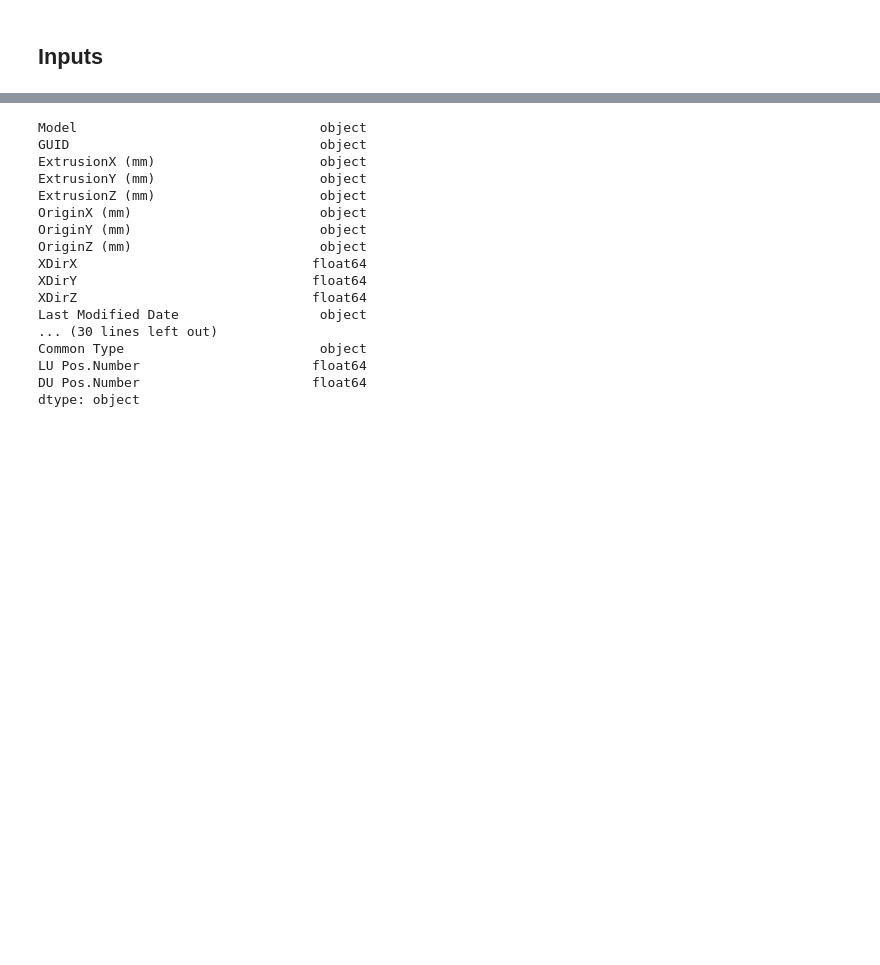
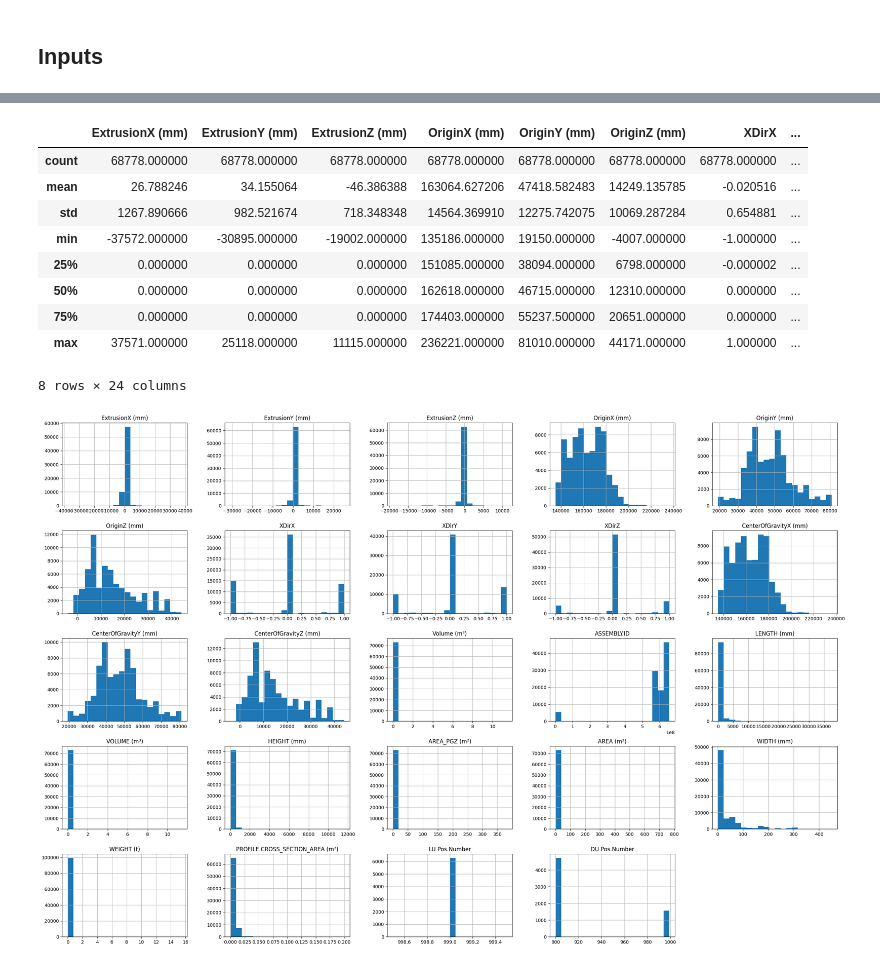
Before and after one commit to DanielGMorenaFhecor/IDI-BI-ANALISIS_DE_DATOS, a Jupyter notebook: notebook.ipynb, the cells around one changed output, grey strips where cells are left out. Cells and saved outputs as stored; diff of their text form; code cells hidden in the pictures; blank space fills up the shorter version.

```diff
--- a/notebook.ipynb
+++ b/notebook.ipynb
@@ -9,3 +15,4 @@ filepath = 'data/IFC-POWER_BI.csv'
 # %%
 df = pd.read_csv(filepath, sep=';')
-df.head();
+df = df.set_index('GUID')
+df.head()
@@ -12,26 +28,25 @@ df.head();
+# %%
+_decimal_cols = ('ExtrusionX (mm)', 'ExtrusionY (mm)', 'ExtrusionZ (mm)', 'OriginX (mm)', 'OriginY (mm)', 'OriginZ (mm)',
+'XDirX', 'XDirY', 'XDirZ', 'CenterOfGravityX (mm)', 'CenterOfGravityY (mm)', 'CenterOfGravityZ (mm)',
+'Volume (m³)', 'LENGTH (mm)', 'VOLUME (m³)', 'HEIGHT (mm)', 'AREA_PGZ (m²)', 'AREA (m²)', 'WIDTH (mm)', 'WEIGHT (t)', 'PROFILE.CROSS_SECTION_AREA (m²)')
+for col in _decimal_cols:
+    df[col] = pd.to_numeric(df[col], errors='coerce')
 # %%
-df.dtypes
+df.describe()
 # %% [output]
+|  | ExtrusionX (mm) | ExtrusionY (mm) | ExtrusionZ (mm) | OriginX (mm) | OriginY (mm) | OriginZ (mm) | XDirX | ... |
+| count | 68778.000000 | 68778.000000 | 68778.000000 | 68778.000000 | 68778.000000 | 68778.000000 | 68778.000000 | ... |
+| mean | 26.788246 | 34.155064 | -46.386388 | 163064.627206 | 47418.582483 | 14249.135785 | -0.020516 | ... |
+| std | 1267.890666 | 982.521674 | 718.348348 | 14564.369910 | 12275.742075 | 10069.287284 | 0.654881 | ... |
+| min | -37572.000000 | -30895.000000 | -19002.000000 | 135186.000000 | 19150.000000 | -4007.000000 | -1.000000 | ... |
+| 25% | 0.000000 | 0.000000 | 0.000000 | 151085.000000 | 38094.000000 | 6798.000000 | -0.000002 | ... |
+| 50% | 0.000000 | 0.000000 | 0.000000 | 162618.000000 | 46715.000000 | 12310.000000 | 0.000000 | ... |
+| 75% | 0.000000 | 0.000000 | 0.000000 | 174403.000000 | 55237.500000 | 20651.000000 | 0.000000 | ... |
+| max | 37571.000000 | 25118.000000 | 11115.000000 | 236221.000000 | 81010.000000 | 44171.000000 | 1.000000 | ... |
-Model                               object
-GUID                                object
-ExtrusionX (mm)                     object
-ExtrusionY (mm)                     object
-ExtrusionZ (mm)                     object
-OriginX (mm)                        object
-OriginY (mm)                        object
-OriginZ (mm)                        object
-XDirX                              float64
-XDirY                              float64
-XDirZ                              float64
-Last Modified Date                  object
-... (30 lines left out)
-Common Type                         object
-LU Pos.Number                      float64
-DU Pos.Number                      float64
-dtype: object
+8 rows × 24 columns
-# %%
-decimal_cols = ('ExtrusionX (mm)', 'ExtrusionY (mm)', 'ExtrusionZ (mm)', 'OriginX (mm)', 'OriginY (mm)', 'OriginZ (mm)',
-'XDirX', 'XDirY', 'XDirZ', 'CenterOfGravityX (mm)', 'CenterOfGravityY (mm)', 'CenterOfGravityZ (mm)',
-'Volume (m³)', 'LENGTH (mm)', 'VOLUME (m³)', 'HEIGHT (mm)', 'AREA_PGZ (m²)', 'AREA (m²)', 'WIDTH (mm)', 'WEIGHT (t)', 'PROFILE.CROSS_SECTION_AREA (m²)')
-for col in decimal_cols:
-    df[col] = pd.to_numeric(df[col], errors='coerce')
+# %%
+df_num = df.select_dtypes(include=np.number)
+# %%
+df_num.hist(figsize=(30,20), bins=20);
+# %% [output]
+[figure, added]
```
Also changed, not shown: parts of 5 cells of this notebook, 23 other files.
